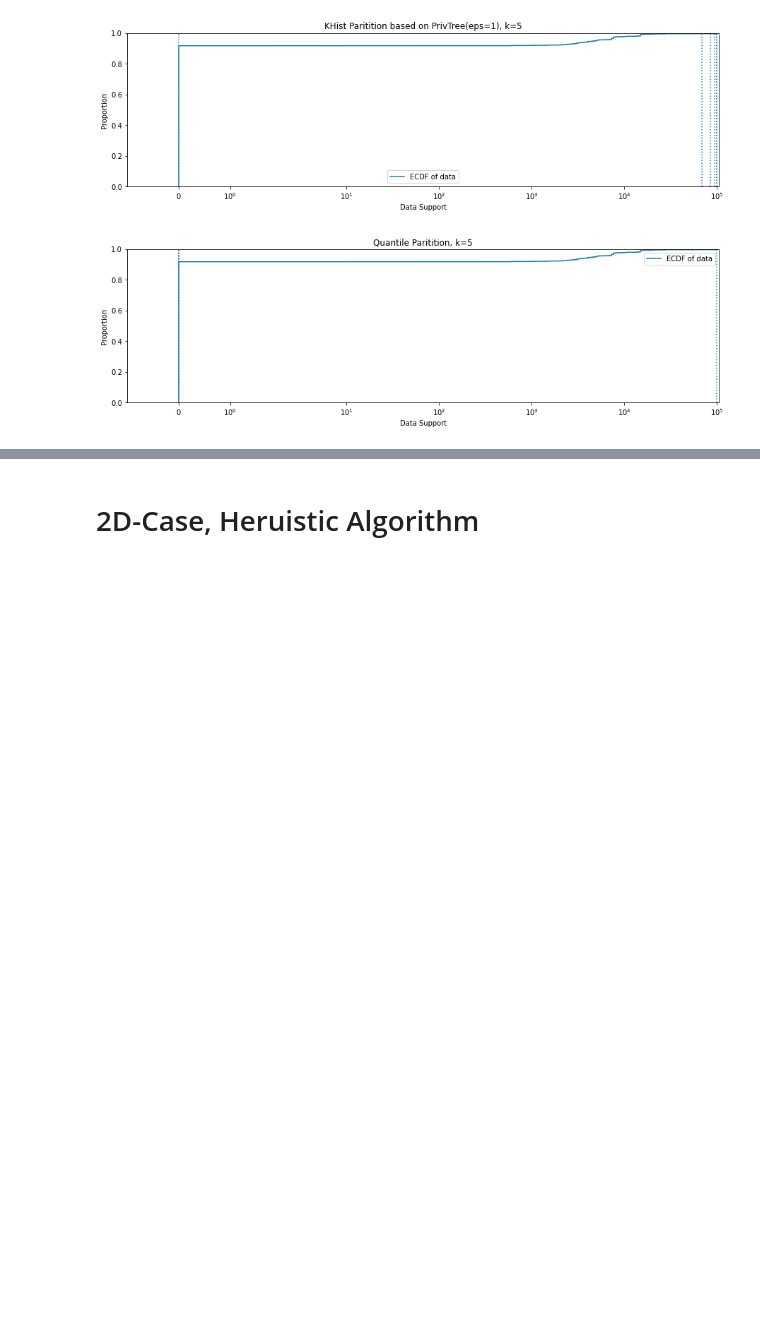
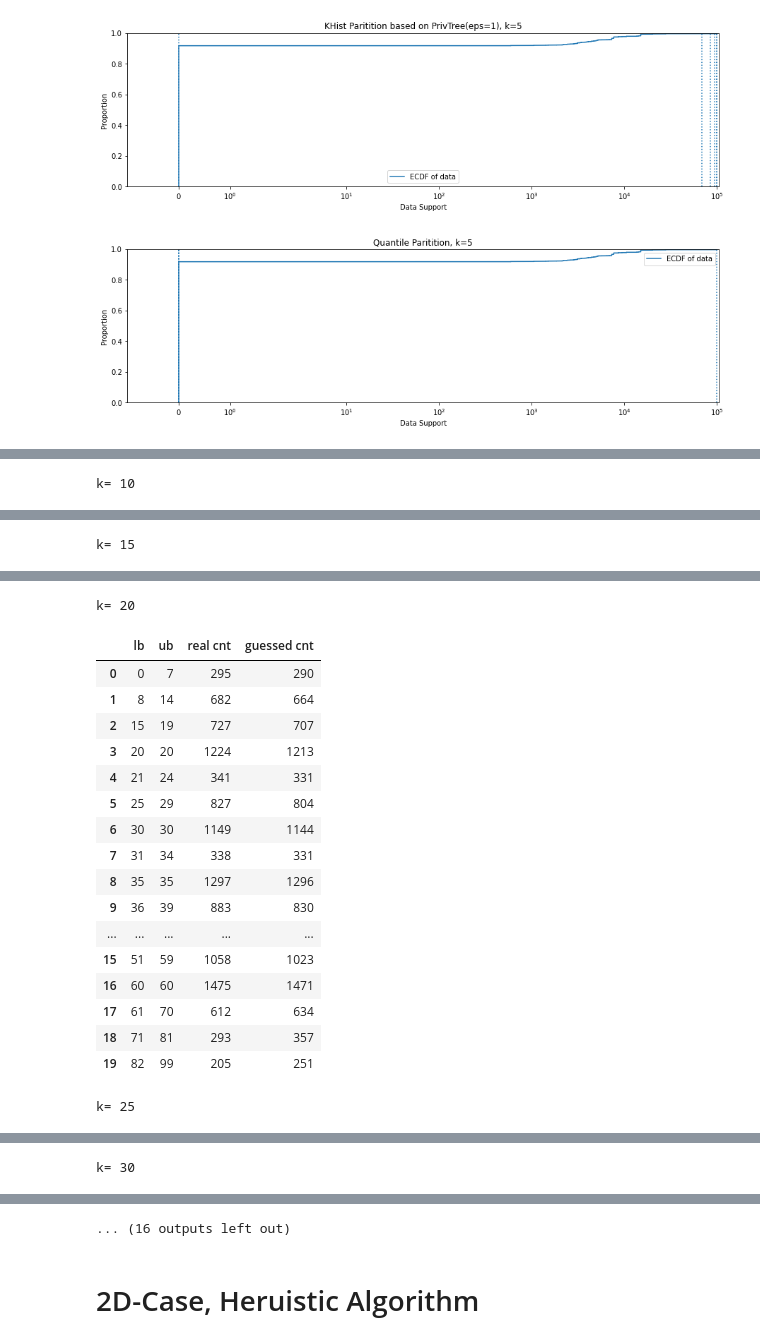
Before and after one commit to 122689305/khist, a Jupyter notebook: test_khist.ipynb, the cells around one changed output, grey strips where cells are left out. Saved outputs shown, nothing was run; the diff lists cells and outputs as text; code cells hidden in the pictures; blank space fills up the shorter version.

Commit message:
[+] update experiment results

```diff
--- a/test_khist.ipynb
+++ b/test_khist.ipynb
@@ -170,0 +223,56 @@ Text(0.5, 0, 'Data Support')
+# %%
+leaves = sorted(privtree.get_leaves(G), key=lambda x: x.lb[0])
+n = len(A)
+est_n = root.var.value
+df = pd.DataFrame({'lb':[leaf.lb[0] for leaf in leaves],
+                   'ub':[leaf.ub[0] for leaf in leaves],
+                   'real cnt':[leaf.c for leaf in leaves],
+                   'guessed cnt':[int(leaf.var.value / est_n * n) for leaf in leaves]})
+df.to_csv('results/hours-per-week/kinf.csv', index=False)
+# %%
+leaves = sorted(privtree.get_leaves(G), key=lambda x: x.lb[0])
+print(f'# leaves: {len(leaves)}')
+khist_A = np.array([leaf.var.value for leaf in leaves])
+khist_A = khist_A / khist_A.sum()
+khist_B = np.array([leaf.ub[0] - leaf.lb[0] + 1 for leaf in leaves])
+
+sns.set(font_scale=1.5)
+losses = []
+for k in [5, 10, 15, 20, 25, 30, 50, len(leaves)]:
+    X, dp = khist.solve_khist(khist_A, khist_B, k)
+    losses.append({
+        'k': k,
+        'loss': dp(len(leaves), k)
+    })
+
+    S = np.r_[0, np.cumsum(X)]
+    n = len(A)
+    est_n = root.var.value
+    df = pd.DataFrame({'lb':[leaves[s].lb[0] for s in S[:-1]],
+                       'ub':[leaves[s-1].ub[0] for s in S[1:]],
+                       'real cnt': list(map(np.sum, np.split([leaf.c for leaf in leaves], np.cumsum(X))[:-1])),
+                       'guessed cnt': list(map(np.sum, np.split(
+                           [int(leaf.var.value / est_n * n) for leaf in leaves], np.cumsum(X))[:-1]))
+                      })
+    print('k=',k)
+    display(df)
+    df.to_csv(f'results/k{k}.csv', index=False)
+    df = pd.concat([pd.DataFrame({'lb': [-1], 'ub': [-1], 'real cnt': [0], 'guessed cnt': [0]}), df])
+    df['real cumcnt'] = np.cumsum(df['real cnt'])
+    df['guessed cumcnt'] = np.cumsum(df['guessed cnt'])
+    fig, ax = plt.subplots(1,1, figsize=(15, 8))
+    sns.lineplot(data=df, x='ub', y='real cumcnt', label=f'real cumcnt of khist (k={k})', ls=':', lw=6, alpha=0.8, ax=ax)
+    sns.lineplot(data=df, x='ub', y='guessed cumcnt', label=f'guessed cumcnt of khist (k={k})', ls='--', lw=3, alpha=0.8, ax=ax)
+    Adf = pd.DataFrame(A, columns=['A'])
+    Adf = Adf.groupby('A').size().to_frame('cnt').sort_index().reset_index()
+    Adf['cumcnt'] = np.cumsum(Adf.cnt)
+    sns.lineplot(data=Adf, x='A', y='cumcnt', label='real ecdf', lw=3, alpha=0.5, ax=ax)
+    ax.legend()
+
+
+fig, ax = plt.subplots()
+losses = pd.DataFrame(losses)
+display(losses)
+sns.lineplot(data=losses, x='k', y='loss')
+ax.set_title('elbow curve of KHist for hours-per-week (eps=1.0)')
+# %% [output]
@@ -170,0 +287 @@ Text(0.5, 0, 'Data Support')
+k= 10
@@ -170,0 +299 @@ Text(0.5, 0, 'Data Support')
+k= 15
@@ -170,0 +316,19 @@ Text(0.5, 0, 'Data Support')
+k= 20
+|  | lb | ub | real cnt | guessed cnt |
+| 0 | 0 | 7 | 295 | 290 |
+| 1 | 8 | 14 | 682 | 664 |
+| 2 | 15 | 19 | 727 | 707 |
+| 3 | 20 | 20 | 1224 | 1213 |
+| 4 | 21 | 24 | 341 | 331 |
+| 5 | 25 | 29 | 827 | 804 |
+| 6 | 30 | 30 | 1149 | 1144 |
+| 7 | 31 | 34 | 338 | 331 |
+| 8 | 35 | 35 | 1297 | 1296 |
+| 9 | 36 | 39 | 883 | 830 |
+| ... | ... | ... | ... | ... |
+| 15 | 51 | 59 | 1058 | 1023 |
+| 16 | 60 | 60 | 1475 | 1471 |
+| 17 | 61 | 70 | 612 | 634 |
+| 18 | 71 | 81 | 293 | 357 |
+| 19 | 82 | 99 | 205 | 251 |
+k= 25
@@ -170,0 +352 @@ Text(0.5, 0, 'Data Support')
+k= 30
@@ -171,3 +370,4 @@ Text(0.5, 0, 'Data Support')
+... (16 outputs left out)
 # %% [markdown]
 # 2D-Case, Heruistic Algorithm
 # %%
```
Also changed, not shown: parts of 13 cells of this notebook, 25 other files.
